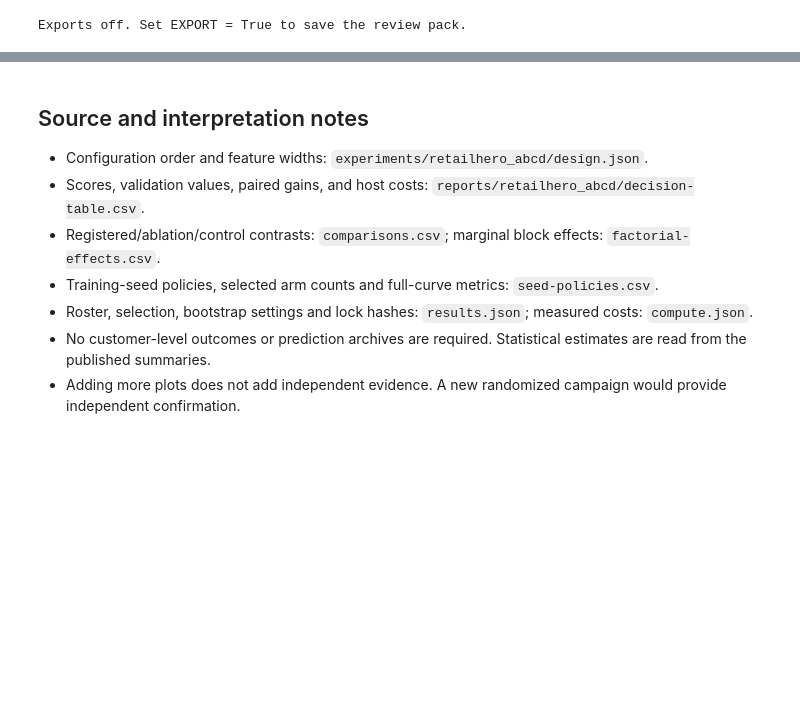
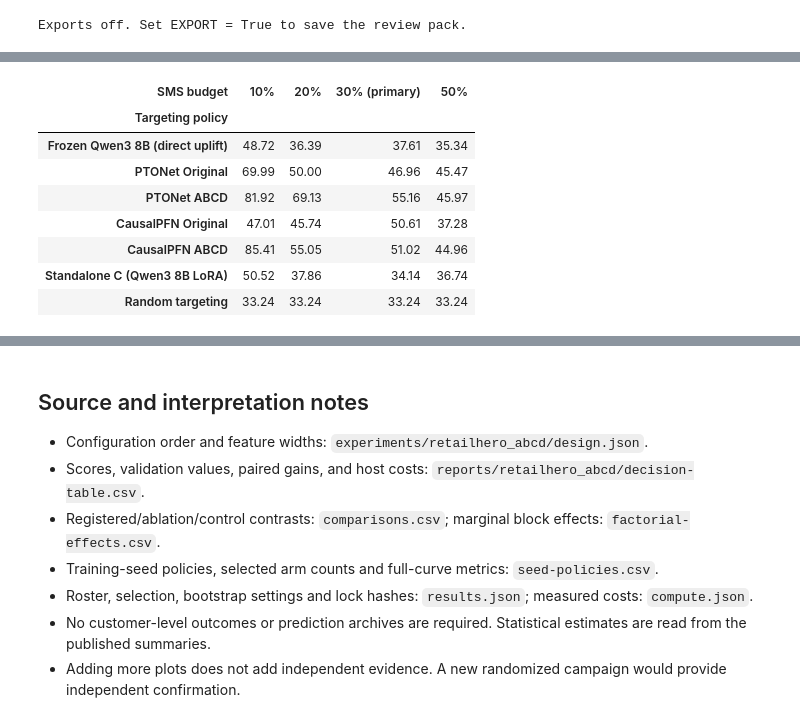
Before and after one commit to yashashree5/causal-uplift-engine, a Jupyter notebook: notebooks/retailhero_abcd_analysis.ipynb, the cells around one changed output, grey strips where cells are left out. Saved outputs shown, nothing was run; the diff lists cells and outputs as text; code cells hidden in the pictures; blank space fills up the shorter version.

```diff
--- a/notebooks/retailhero_abcd_analysis.ipynb
+++ b/notebooks/retailhero_abcd_analysis.ipynb
@@ -684,0 +691,34 @@ Exports off. Set EXPORT = True to save the review pack.
+# %%
+direct_scores = pd.read_csv(PROJECT_ROOT / "reports/retailhero_abcd/direct-llm-scores.csv")
+policy_names = {
+    "direct_qwen": "Frozen Qwen3 8B (direct uplift)",
+    "ptonet_Original": "PTONet Original",
+    "ptonet_ABCD": "PTONet ABCD",
+    "causalpfn_Original": "CausalPFN Original",
+    "causalpfn_ABCD": "CausalPFN ABCD",
+    "standalone_C": "Standalone C (Qwen3 8B LoRA)",
+    "random_targeting": "Random targeting",
+}
+budget_names = {0.10: "10%", 0.20: "20%", 0.30: "30% (primary)", 0.50: "50%"}
+full_scores = direct_scores.loc[direct_scores["cohort"].eq("full")]
+if len(full_scores) != len(policy_names) * len(budget_names) or not full_scores["customers"].eq(40_008).all():
+    raise ValueError("Expected seven policies at four budgets on the same 40,008 customers.")
+direct_table = full_scores.pivot(index="policy", columns="reach", values="value")
+direct_table = direct_table.reindex(index=policy_names, columns=budget_names)
+if not np.isfinite(direct_table.to_numpy()).all():
+    raise ValueError("A policy or budget is missing a finite estimate.")
+direct_table = direct_table.rename(index=policy_names, columns=budget_names).rename_axis(
+    index="Targeting policy", columns="SMS budget"
+)
+with pd.option_context("display.float_format", "{:.2f}".format):
+    display(direct_table)
+# %% [output]
+| SMS budget | 10% | 20% | 30% (primary) | 50% |
+| Targeting policy |  |  |  |  |
+| Frozen Qwen3 8B (direct uplift) | 48.72 | 36.39 | 37.61 | 35.34 |
+| PTONet Original | 69.99 | 50.00 | 46.96 | 45.47 |
+| PTONet ABCD | 81.92 | 69.13 | 55.16 | 45.97 |
+| CausalPFN Original | 47.01 | 45.74 | 50.61 | 37.28 |
+| CausalPFN ABCD | 85.41 | 55.05 | 51.02 | 44.96 |
+| Standalone C (Qwen3 8B LoRA) | 50.52 | 37.86 | 34.14 | 36.74 |
+| Random targeting | 33.24 | 33.24 | 33.24 | 33.24 |
```
Also changed, not shown: parts of 2 cells of this notebook, 15 other files.
